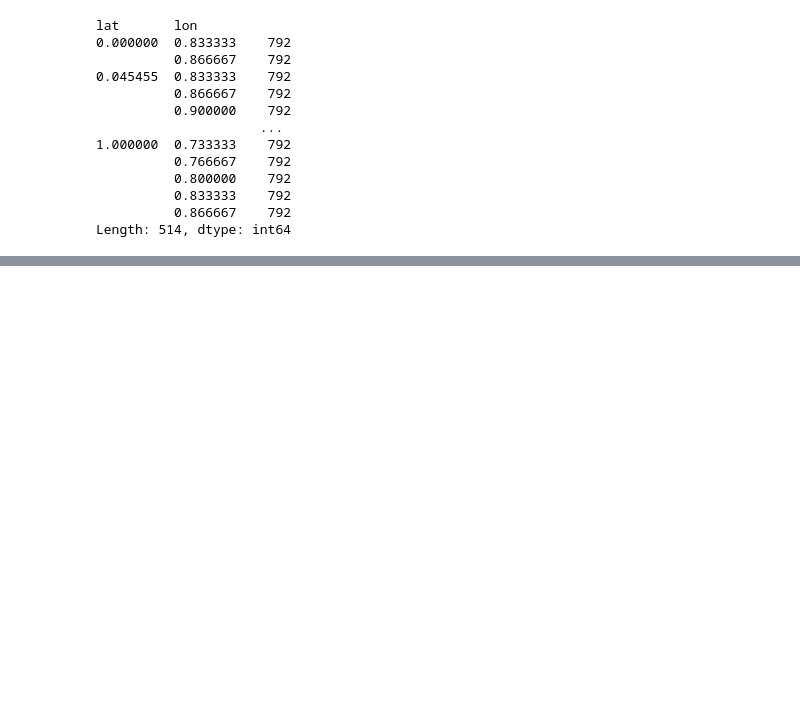
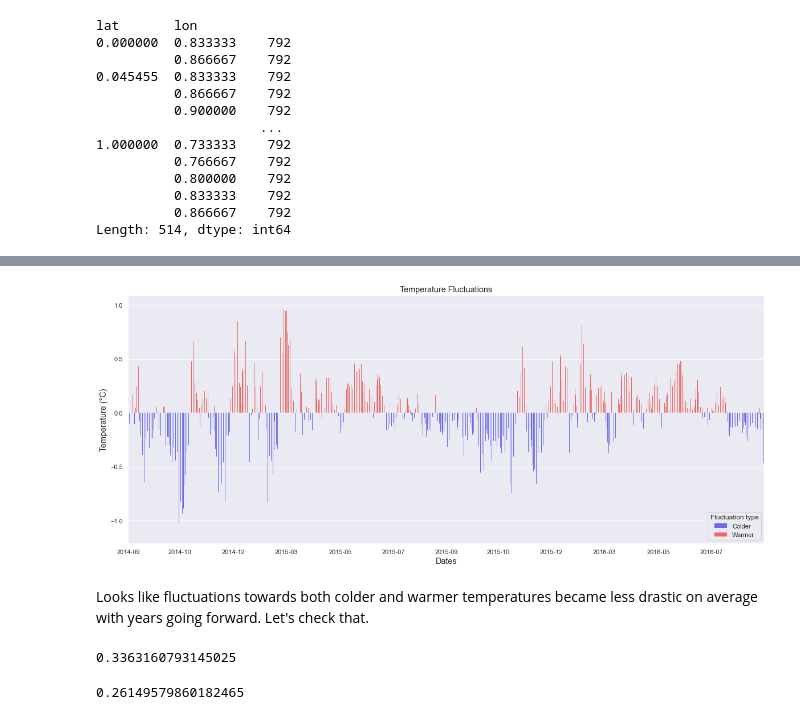
Before and after one commit to 3quetra/portfolio, a Jupyter notebook: ml/deep_learning/time_series/wids_datathon_2023/eda_temp_prediction.ipynb, the cells around one changed output, grey strips where cells are left out. Saved outputs shown, nothing was run; the diff lists cells and outputs as text; code cells hidden in the pictures; blank space fills up the shorter version.

```diff
--- a/ml/deep_learning/time_series/wids_datathon_2023/eda_temp_prediction.ipynb
+++ b/ml/deep_learning/time_series/wids_datathon_2023/eda_temp_prediction.ipynb
@@ -1034,0 +1056,45 @@ TBC.
+# %%
+# Agregate average temperatures by startdate
+target_diff = train_data_sub1.groupby('startdate', as_index=False).agg({ 'contest-tmp2m-14d__tmp2m': 'mean' })
+# Find the difference by subtracting the previous day's target from the current one
+target_diff['contest-tmp2m-14d__tmp2m_diff'] = target_diff['contest-tmp2m-14d__tmp2m'] - target_diff['contest-tmp2m-14d__tmp2m'].shift(1)
+# Categorise fluctuations
+target_diff['Fluctuation type'] = np.where(target_diff['contest-tmp2m-14d__tmp2m_diff'] > 0, 'Warmer', 'Colder')
+# Remove the 1st data point that has no value for subtraction
+target_diff = target_diff[1:]
+
+# Set up grid
+fig, ax = plt.subplots(1,1, figsize=(20,8))
+# Pass data to the plot
+ax = sns.barplot(
+    x=target_diff['startdate'],
+    y=target_diff['contest-tmp2m-14d__tmp2m_diff'],
+    hue=target_diff['Fluctuation type'],
+    edgecolor="none",
+    palette='seismic'
+)
+# Inport related to ticks
+import matplotlib.dates as mdates
+# Set up ticks
+ax.xaxis.set_major_locator(mdates.MonthLocator(bymonth=(1, 3, 5, 7, 9, 11)))
+ax.xaxis.set_major_formatter(lambda x, pos: target_diff['startdate'].iloc[int(x)].strftime('%Y-%m'))
+
+# Add descriptions
+ax.set_title('Temperature Fluctuations', fontsize = 'large')
+ax.set_ylabel(ylabel = 'Temperature (°C)', fontsize = 'large')
+ax.set_xlabel('Dates', fontsize = 'large')
+
+# Display the result
+plt.show()
+# %% [output]
+[figure, added]
+# %% [markdown]
+Looks like fluctuations towards both colder and warmer temperatures became less drastic on average with years going forward. Let's check that.
+# %%
+target_diff[:365]['contest-tmp2m-14d__tmp2m_diff'].std()
+# %% [output]
+0.3363160793145025
+# %%
+target_diff[365:]['contest-tmp2m-14d__tmp2m_diff'].std()
+# %% [output]
+0.26149579860182465
```
Also changed, not shown: parts of 13 cells of this notebook.
